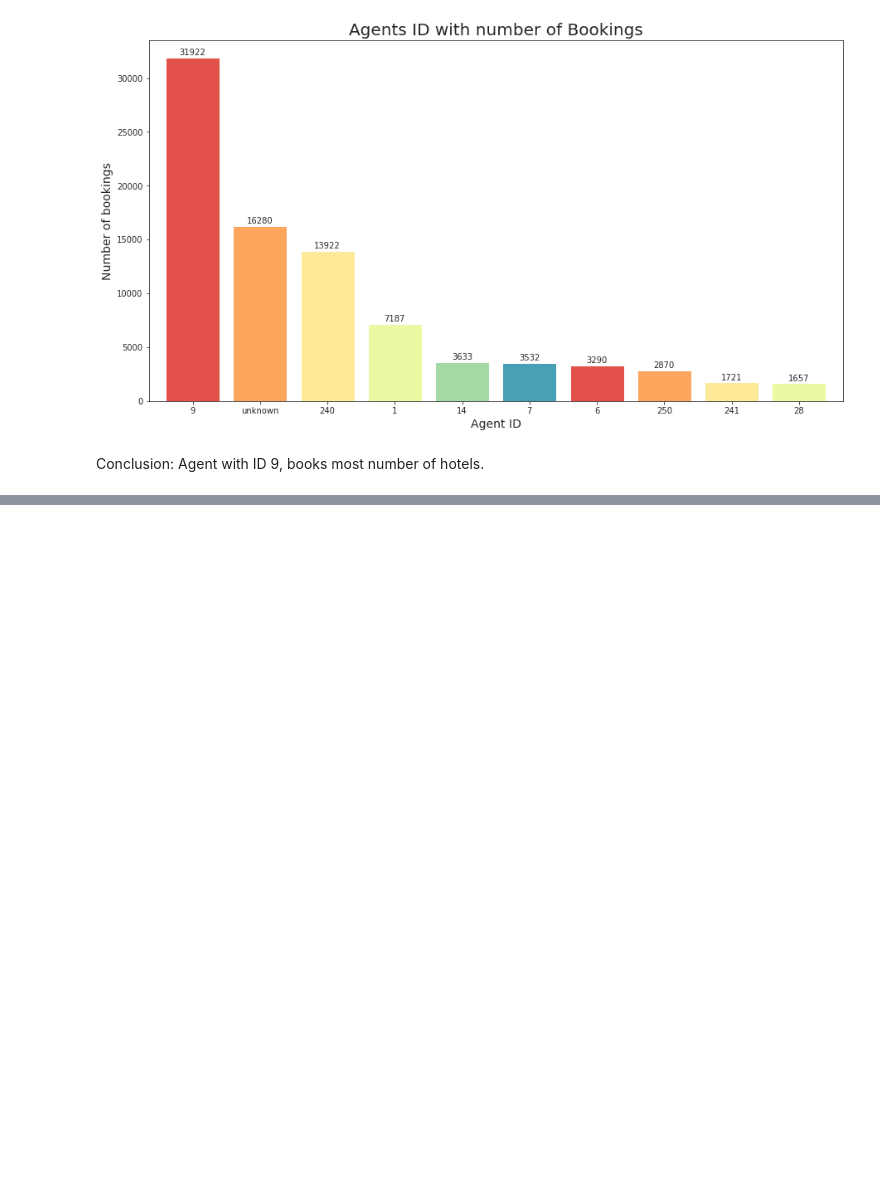
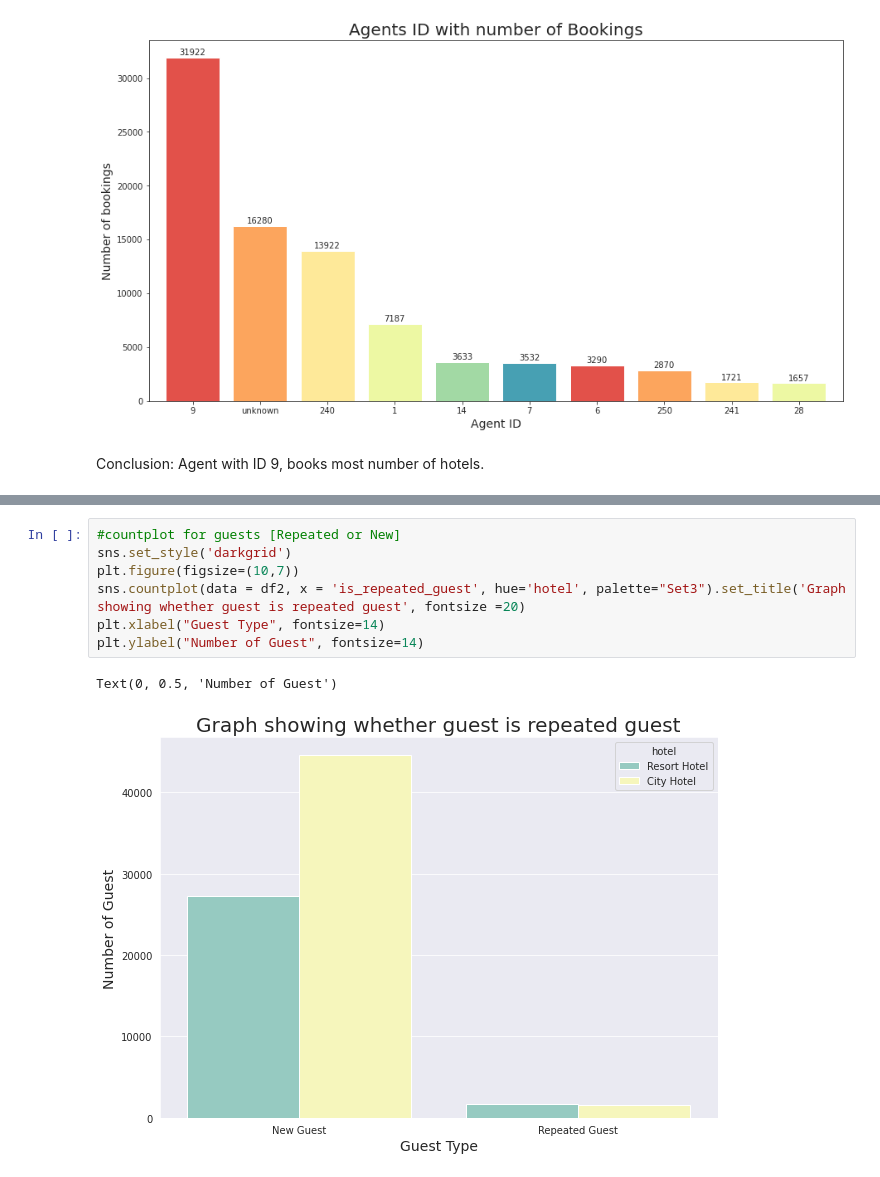
Before and after one commit to jerry14771/Hotel-Booking-Analysis, a Jupyter notebook: Hotel_Booking_Analysis_Capstone_Project.ipynb, the cells around one changed output, grey strips where cells are left out. Saved outputs shown, nothing was run; the diff lists cells and outputs as text; blank space fills up the shorter version.

```diff
--- a/Hotel_Booking_Analysis_Capstone_Project.ipynb
+++ b/Hotel_Booking_Analysis_Capstone_Project.ipynb
@@ -418,0 +472,10 @@ Conclusion: Agent with ID 9, books most number of hotels.
+# %%
+#countplot for guests [Repeated or New]
+sns.set_style('darkgrid')
+plt.figure(figsize=(10,7))
+sns.countplot(data = df2, x = 'is_repeated_guest', hue='hotel', palette="Set3").set_title('Graph showing whether guest is repeated guest', fontsize =20)
+plt.xlabel("Guest Type", fontsize=14)
+plt.ylabel("Number of Guest", fontsize=14)
+# %% [output]
+Text(0, 0.5, 'Number of Guest')
+[figure, added]
```
Also changed, not shown: parts of 16 cells of this notebook.
